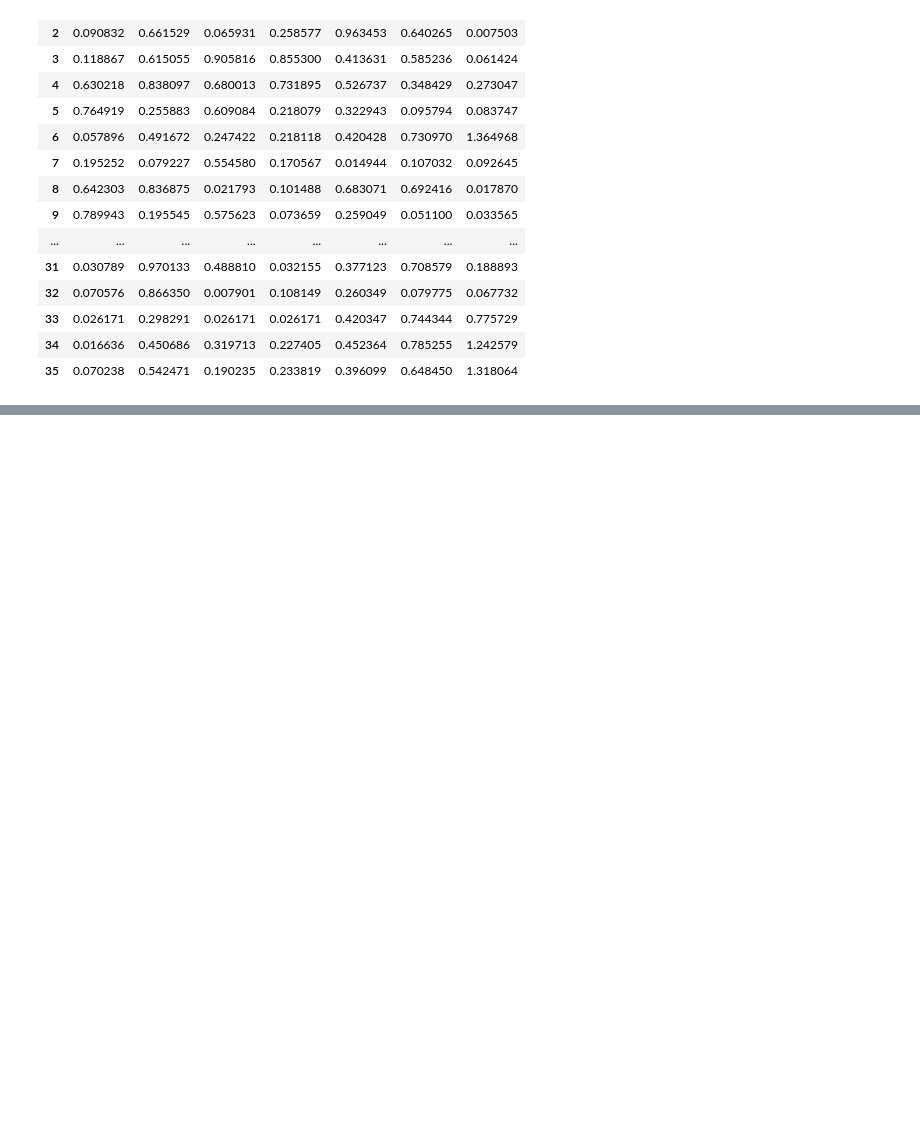
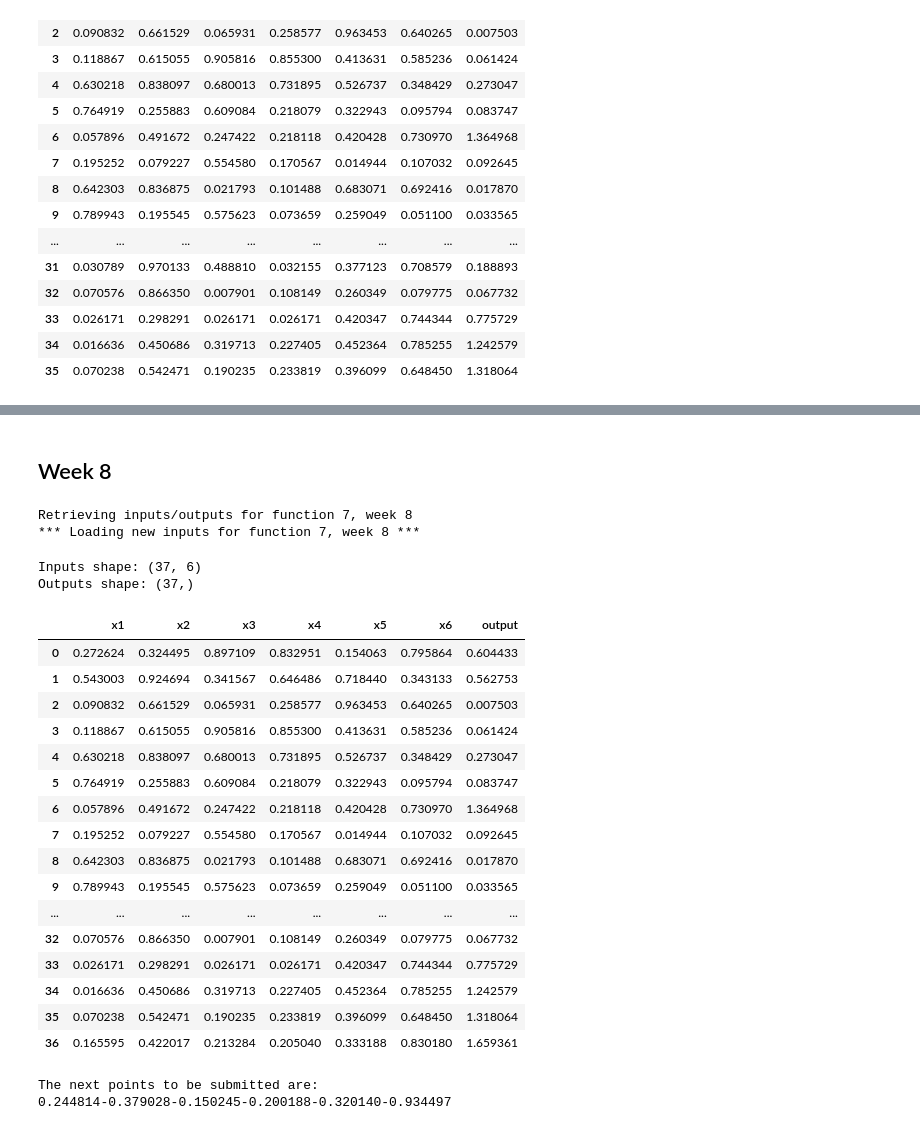
Before and after one commit to mMontinaro/icbs-capstone, a Jupyter notebook: notebooks/function7.ipynb, the cells around one changed output, grey strips where cells are left out. Cells and saved outputs as stored; diff of their text form; code cells hidden in the pictures; blank space fills up the shorter version.

Commit message:
subm: week 8

```diff
--- a/notebooks/function7.ipynb
+++ b/notebooks/function7.ipynb
@@ -420,0 +421,54 @@ The next points to be submitted are:
+# %% [markdown]
+## Week 8
+# %%
+x, y = hd.load_and_append(7, 8)
+# %% [output]
+Retrieving inputs/outputs for function 7, week 8
+*** Loading new inputs for function 7, week 8 ***
+# %%
+dd.create_and_display_df(x, y, cols)
+# %% [output]
+Inputs shape: (37, 6)
+Outputs shape: (37,)
+|  | x1 | x2 | x3 | x4 | x5 | x6 | output |
+| 0 | 0.272624 | 0.324495 | 0.897109 | 0.832951 | 0.154063 | 0.795864 | 0.604433 |
+| 1 | 0.543003 | 0.924694 | 0.341567 | 0.646486 | 0.718440 | 0.343133 | 0.562753 |
+| 2 | 0.090832 | 0.661529 | 0.065931 | 0.258577 | 0.963453 | 0.640265 | 0.007503 |
+| 3 | 0.118867 | 0.615055 | 0.905816 | 0.855300 | 0.413631 | 0.585236 | 0.061424 |
+| 4 | 0.630218 | 0.838097 | 0.680013 | 0.731895 | 0.526737 | 0.348429 | 0.273047 |
+| 5 | 0.764919 | 0.255883 | 0.609084 | 0.218079 | 0.322943 | 0.095794 | 0.083747 |
+| 6 | 0.057896 | 0.491672 | 0.247422 | 0.218118 | 0.420428 | 0.730970 | 1.364968 |
+| 7 | 0.195252 | 0.079227 | 0.554580 | 0.170567 | 0.014944 | 0.107032 | 0.092645 |
+| 8 | 0.642303 | 0.836875 | 0.021793 | 0.101488 | 0.683071 | 0.692416 | 0.017870 |
+| 9 | 0.789943 | 0.195545 | 0.575623 | 0.073659 | 0.259049 | 0.051100 | 0.033565 |
+| ... | ... | ... | ... | ... | ... | ... | ... |
+| 32 | 0.070576 | 0.866350 | 0.007901 | 0.108149 | 0.260349 | 0.079775 | 0.067732 |
+| 33 | 0.026171 | 0.298291 | 0.026171 | 0.026171 | 0.420347 | 0.744344 | 0.775729 |
+| 34 | 0.016636 | 0.450686 | 0.319713 | 0.227405 | 0.452364 | 0.785255 | 1.242579 |
+| 35 | 0.070238 | 0.542471 | 0.190235 | 0.233819 | 0.396099 | 0.648450 | 1.318064 |
+| 36 | 0.165595 | 0.422017 | 0.213284 | 0.205040 | 0.333188 | 0.830180 | 1.659361 |
+# %%
+acquisition = "ei"
+beta = 0.35
+xi = 0.002
+noise = 1e-6
+length_scale=0.01
+n_candidates=20000
+length_scale_bounds=(0.05, 1)
+lower_bound = 0
+
+bo = op.BayesianOptimizer(
+    x,
+    y,
+    acquisition=acquisition,
+    beta=beta,
+    noise=noise,
+    length_scale=length_scale,
+    xi=xi,
+    length_scale_bounds=length_scale_bounds
+)
+next = bo.propose(n_candidates, lower_bound=lower_bound)
+op.print_next_submission(next)
+# %% [output]
+The next points to be submitted are:
+0.244814-0.379028-0.150245-0.200188-0.320140-0.934497
```
Also changed, not shown: parts of 7 cells of this notebook, 11 other files.
